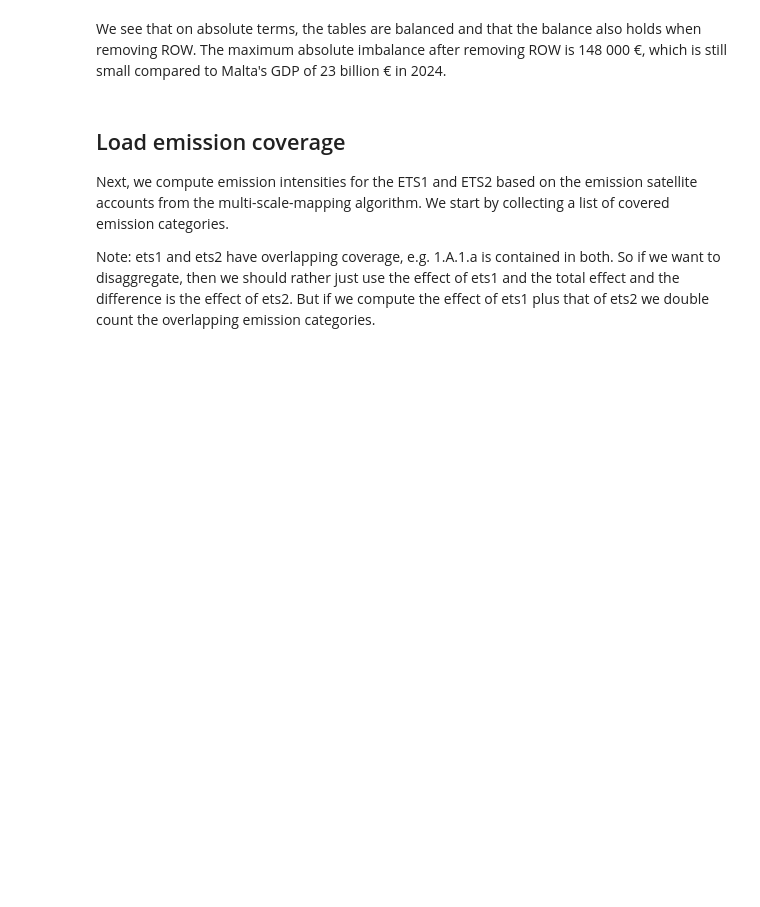
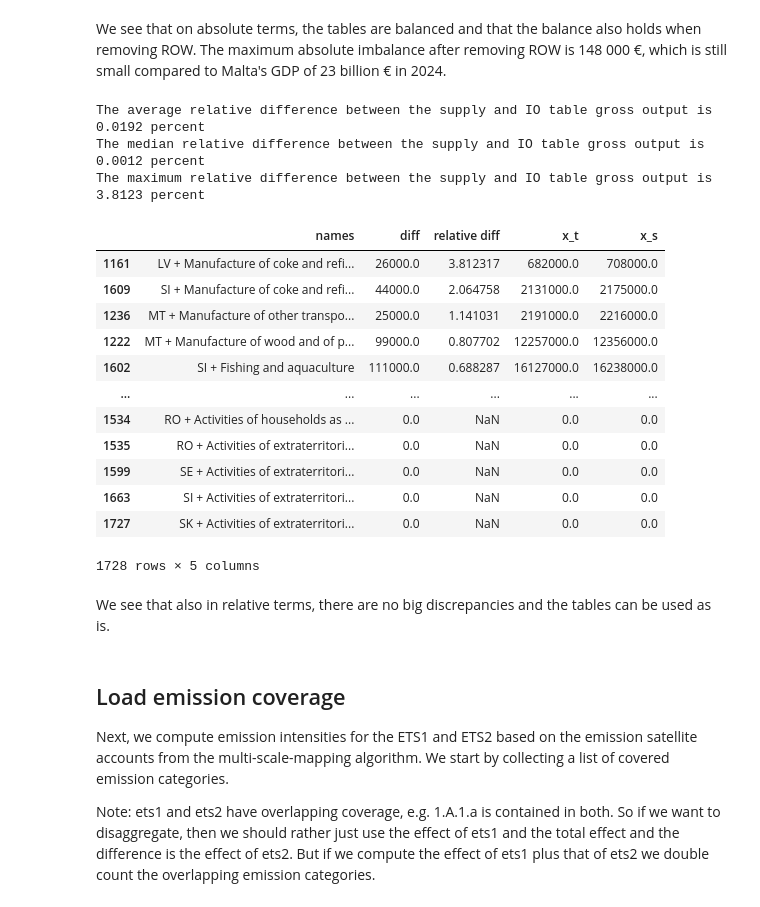
Before and after one commit to wirth-florian/eu-ets-inflation-impact, a Jupyter notebook: code/carbonflation_modelling_new.ipynb, the cells around one changed output. Cells and saved outputs as stored; diff of their text form; code cells hidden in the pictures; blank space fills up the shorter version.

```diff
--- a/code/carbonflation_modelling_new.ipynb
+++ b/code/carbonflation_modelling_new.ipynb
@@ -118,6 +118,37 @@ Second balance: iS = iT + iV
 max    148000.000000
 # %% [markdown]
 We see that on absolute terms, the tables are balanced and that the balance also holds when removing ROW. The maximum absolute imbalance after removing ROW is 148 000 €, which is still small compared to Malta's GDP of 23 billion € in 2024.
+# %%
+names = [f"{c} + {s}" for c, s in  product(X_s.labels["countries"], X_s.labels["sectors"])]
+diff = x_s.data - X.data
+relative_diff = diff / X.data * 100  # Calculate relative difference in percent
+balancing_df = pd.DataFrame({"names": names, "diff": diff, "relative diff": relative_diff, "x_t": X.data, "x_s": X_s.data})
+average_relative_diff = balancing_df["relative diff"].mean()
+print(f"The average relative difference between the supply and IO table gross output is {average_relative_diff:.4f} percent")
+print(f"The median relative difference between the supply and IO table gross output is {balancing_df['relative diff'].median():.4f} percent")
+print(f"The maximum relative difference between the supply and IO table gross output is {balancing_df['relative diff'].max():.4f} percent")
+
+balancing_df.sort_values(by="relative diff", ascending=False, inplace=True)
+balancing_df
+# %% [output]
+The average relative difference between the supply and IO table gross output is 0.0192 percent
+The median relative difference between the supply and IO table gross output is 0.0012 percent
+The maximum relative difference between the supply and IO table gross output is 3.8123 percent
+|  | names | diff | relative diff | x_t | x_s |
+| 1161 | LV + Manufacture of coke and refi... | 26000.0 | 3.812317 | 682000.0 | 708000.0 |
+| 1609 | SI + Manufacture of coke and refi... | 44000.0 | 2.064758 | 2131000.0 | 2175000.0 |
+| 1236 | MT + Manufacture of other transpo... | 25000.0 | 1.141031 | 2191000.0 | 2216000.0 |
+| 1222 | MT + Manufacture of wood and of p... | 99000.0 | 0.807702 | 12257000.0 | 12356000.0 |
+| 1602 | SI + Fishing and aquaculture | 111000.0 | 0.688287 | 16127000.0 | 16238000.0 |
+| ... | ... | ... | ... | ... | ... |
+| 1534 | RO + Activities of households as ... | 0.0 | NaN | 0.0 | 0.0 |
+| 1535 | RO + Activities of extraterritori... | 0.0 | NaN | 0.0 | 0.0 |
+| 1599 | SE + Activities of extraterritori... | 0.0 | NaN | 0.0 | 0.0 |
+| 1663 | SI + Activities of extraterritori... | 0.0 | NaN | 0.0 | 0.0 |
+| 1727 | SK + Activities of extraterritori... | 0.0 | NaN | 0.0 | 0.0 |
+1728 rows × 5 columns
+# %% [markdown]
+We see that also in relative terms, there are no big discrepancies and the tables can be used as is.
 # %% [markdown]
 ## Load emission coverage
 Next, we compute emission intensities for the ETS1 and ETS2 based on the emission satellite accounts from the multi-scale-mapping algorithm. We start by collecting a list of covered emission categories.
```
Also changed, not shown: parts of 14 cells of this notebook, 15 other files.
